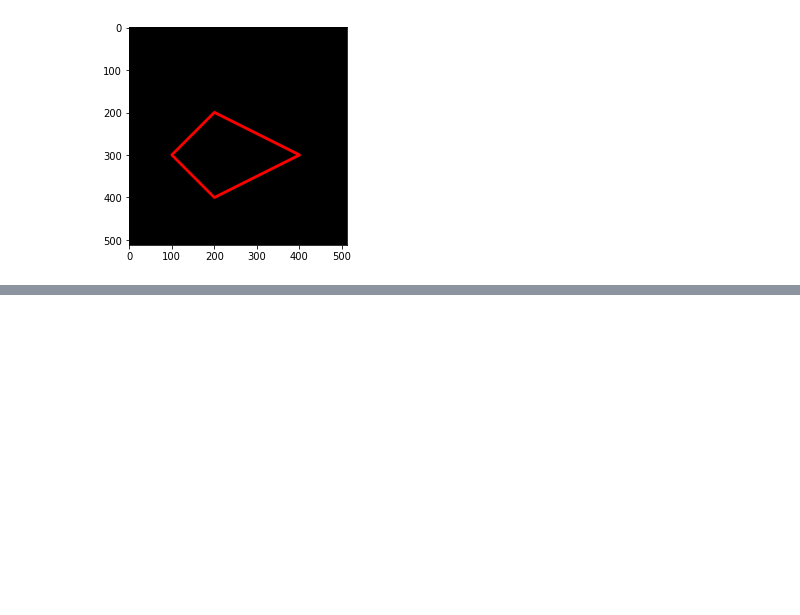
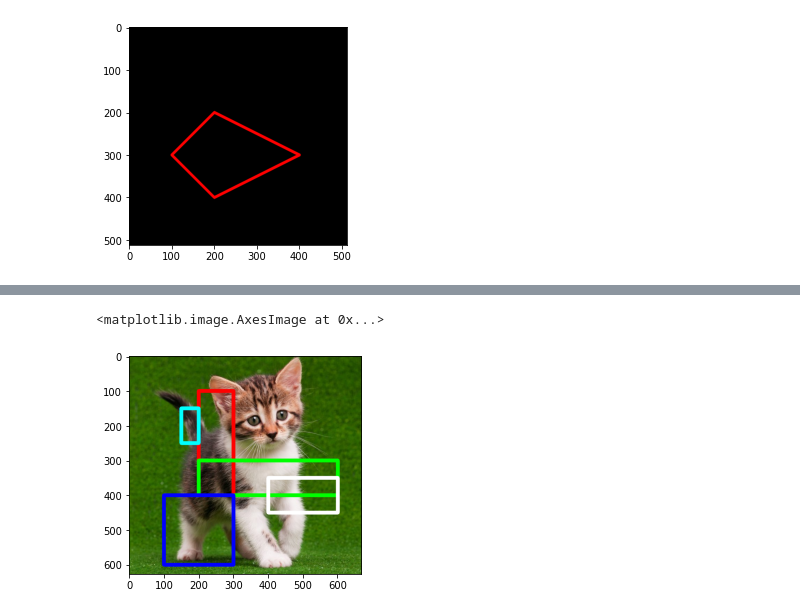
Before and after one commit to ssusanti8/PCVK_Matrikulisasi, a Jupyter notebook: jobsheet2.ipynb, the cells around one changed output, grey strips where cells are left out. Saved outputs shown, nothing was run; the diff lists cells and outputs as text; code cells hidden in the pictures; blank space fills up the shorter version.

```diff
--- a/jobsheet2.ipynb
+++ b/jobsheet2.ipynb
@@ -130,0 +153,14 @@ plt.imshow(black_img2)
+# %%
+#Tugas no 4
+
+img2 = img
+img3 = cv.cvtColor(img,cv.COLOR_BGR2RGB)
+cv.rectangle(img3,pt1=(300,400),pt2=(200,100),color=(255,0,0),thickness=10)
+cv.rectangle(img3,pt1=(200,400),pt2=(600,300),color=(0,255,0),thickness=10)
+cv.rectangle(img3,pt1=(100,400),pt2=(300,600),color=(0,0,255),thickness=10)
+cv.rectangle(img3,pt1=(200,150),pt2=(150,250),color=(0,255,255),thickness=10)
+cv.rectangle(img3,pt1=(600,450),pt2=(400,350),color=(255,255,255),thickness=10)
+plt.imshow(img3)
+# %% [output]
+<matplotlib.image.AxesImage at 0x...>
+[figure, added]
```
Also changed, not shown: parts of 5 cells of this notebook.
